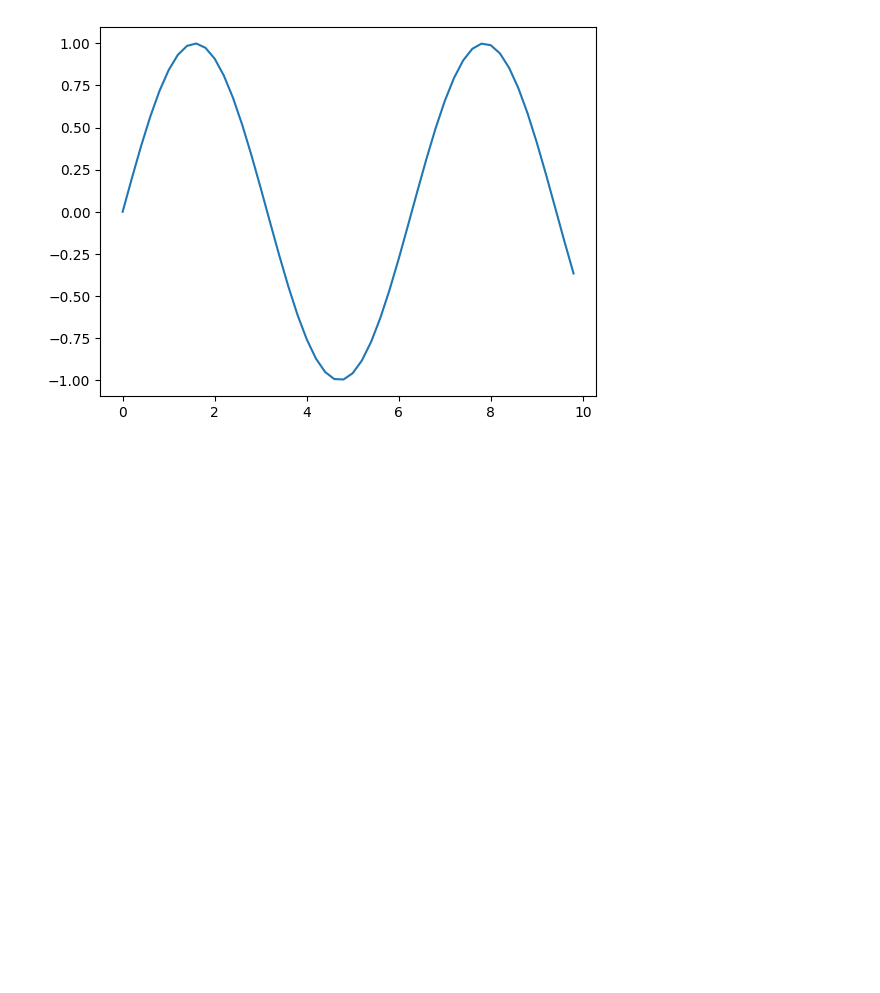
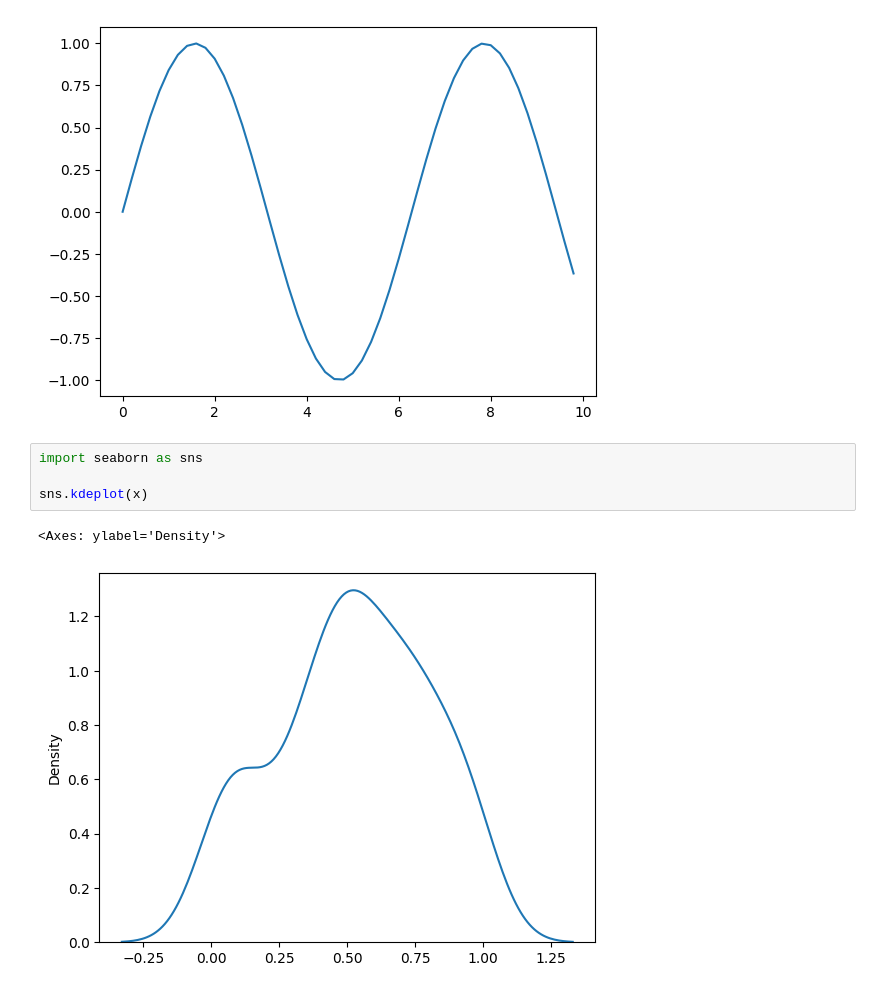
Before and after one commit to Reyal335/Telco-churn-analysis, a Jupyter notebook: notebooks/03_graphs.ipynb, the cells around one changed output. Saved outputs shown, nothing was run; the diff lists cells and outputs as text; blank space fills up the shorter version.

```diff
--- a/notebooks/03_graphs.ipynb
+++ b/notebooks/03_graphs.ipynb
@@ -18,3 +21,10 @@ ax.plot(x, y)
 # %% [output]
 [<matplotlib.lines.Line2D at 0x...>]
 [figure]
+# %%
+import seaborn as sns
+
+sns.kdeplot(x)
+# %% [output]
+<Axes: ylabel='Density'>
+[figure, added]
```
Also changed, not shown: parts of 6 cells of this notebook, 5 other files.
